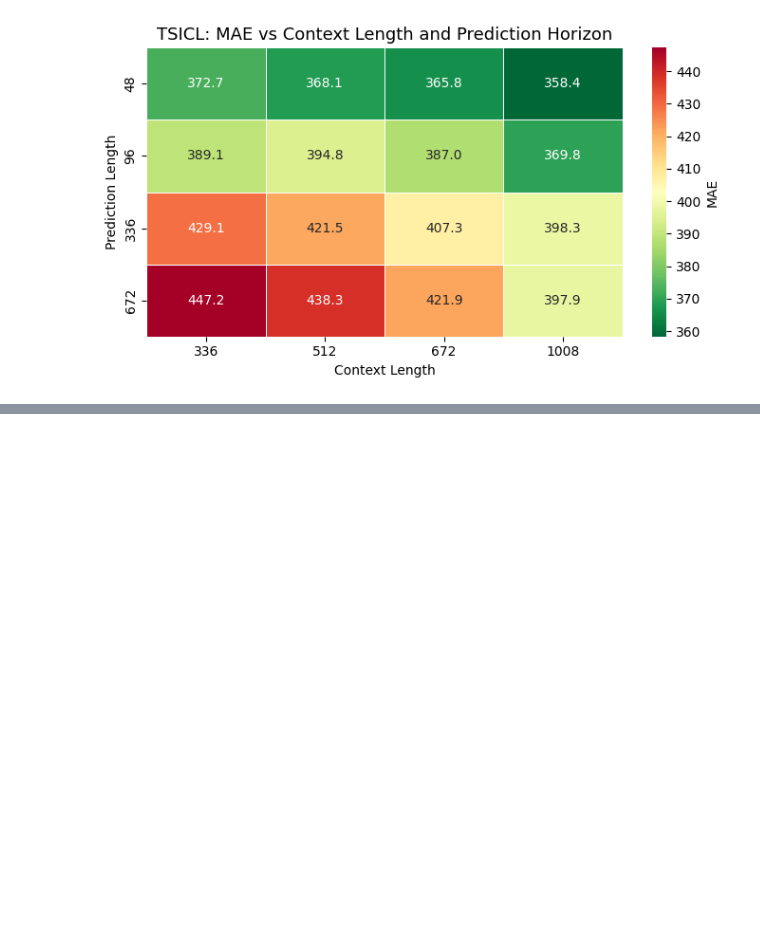
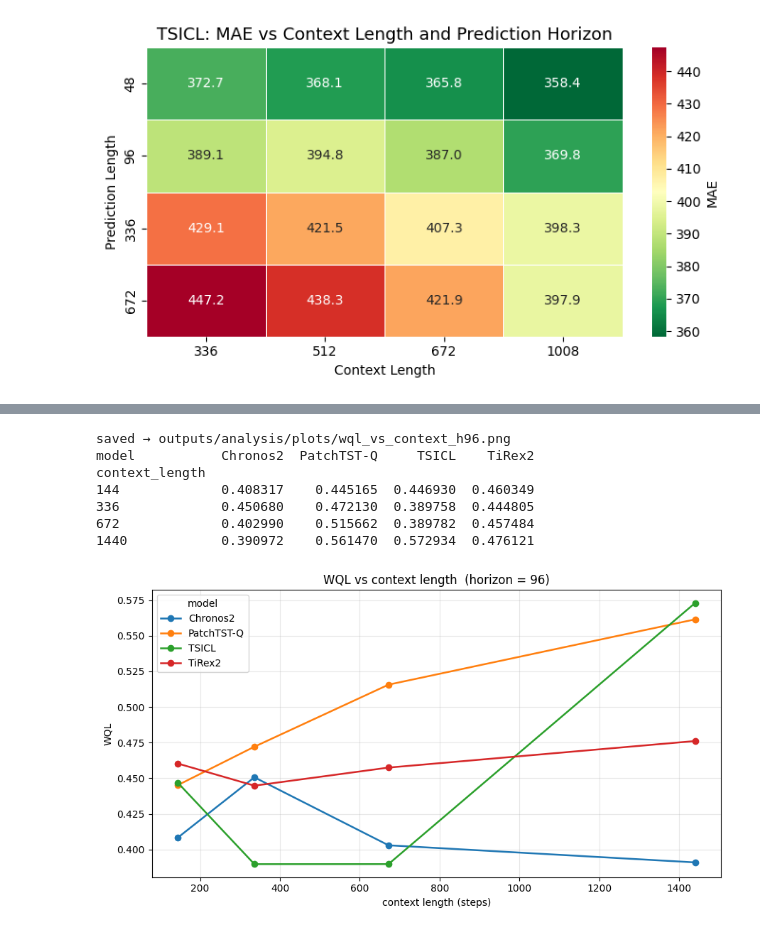
Before and after one commit to MachaBar/forecasting_benchmark, a Jupyter notebook: notebooks/plots.ipynb, the cells around one changed output, grey strips where cells are left out. Saved outputs shown, nothing was run; the diff lists cells and outputs as text; code cells hidden in the pictures; blank space fills up the shorter version.

```diff
--- a/notebooks/plots.ipynb
+++ b/notebooks/plots.ipynb
@@ -185,0 +249,65 @@ ValueError: zero-size array to reduction operation fmin which has no identity
+# %%
+# scripts/analysis/plot_mase_vs_context.py
+import sys
+from pathlib import Path
+import pandas as pd
+import matplotlib.pyplot as plt
+
+# ---- CONFIG ----
+CSV_PATHS = [
+    "/home/d32485/forecasting_benchmark/outputs/chronos2/cer_bis/multirun_2026-07-15_14-51-22/summary_all_runs.csv",
+    "/home/d32485/forecasting_benchmark/outputs/tsicl/cer_bis/multirun_2026-07-15_14-52-33/summary_all_runs.csv",
+    "/home/d32485/forecasting_benchmark/outputs/tirex2/cer_bis/multirun_2026-07-15_10-52-20/summary_all_runs.csv",
+    "/home/d32485/forecasting_benchmark/outputs/patchtst/cer_bis/summary_all_runs.csv",
+    # "/home/d32485/forecasting_benchmark/outputs/lgbm/cer_bis/summary_all_runs.csv"
+]
+FIXED_HORIZON = 96
+METRIC = "crps"
+OUT = Path("outputs/analysis/plots")
+OUT.mkdir(parents=True, exist_ok=True)
+# ----------------
+
+dfs = []
+for p in CSV_PATHS:
+    p = Path(p)
+    if p.exists():
+        dfs.append(pd.read_csv(p))
+    else:
+        print(f"[warn] missing: {p}")
+df = pd.concat(dfs, ignore_index=True)
+
+# fixed horizon, drop duplicate runs (keep the latest per model×ctx)
+df = df[df["prediction_length"] == FIXED_HORIZON].copy()
+if "run_date" in df.columns:
+    df = df.sort_values("run_date").drop_duplicates(
+        subset=["model", "context_length", "prediction_length"], keep="last")
+
+fig, ax = plt.subplots(figsize=(9, 5))
+for model, g in df.groupby("model"):
+    g = g.sort_values("context_length")
+    ax.plot(g["context_length"], g[METRIC], marker="o", lw=1.8, label=model)
+
+ax.set_xlabel("context length (steps)")
+ax.set_ylabel(METRIC.upper())
+ax.set_title(f"{METRIC.upper()} vs context length  (horizon = {FIXED_HORIZON})")
+ax.legend(title="model")
+ax.grid(True, alpha=0.3)
+fig.tight_layout()
+
+out_path = OUT / f"{METRIC}_vs_context_h{FIXED_HORIZON}.png"
+fig.savefig(out_path, dpi=150)
+print(f"saved → {out_path}")
+
+# also print the underlying table
+pivot = df.pivot_table(index="context_length", columns="model", values=METRIC)
+print(pivot)
+pivot.to_csv(OUT / f"{METRIC}_vs_context_h{FIXED_HORIZON}.csv")
+# %% [output]
+saved → outputs/analysis/plots/wql_vs_context_h96.png
+model           Chronos2  PatchTST-Q     TSICL    TiRex2
+context_length
+144             0.408317    0.445165  0.446930  0.460349
+336             0.450680    0.472130  0.389758  0.444805
+672             0.402990    0.515662  0.389782  0.457484
+1440            0.390972    0.561470  0.572934  0.476121
+[figure, added]
```
Also changed, not shown: parts of 3 cells of this notebook, 25 other files.
